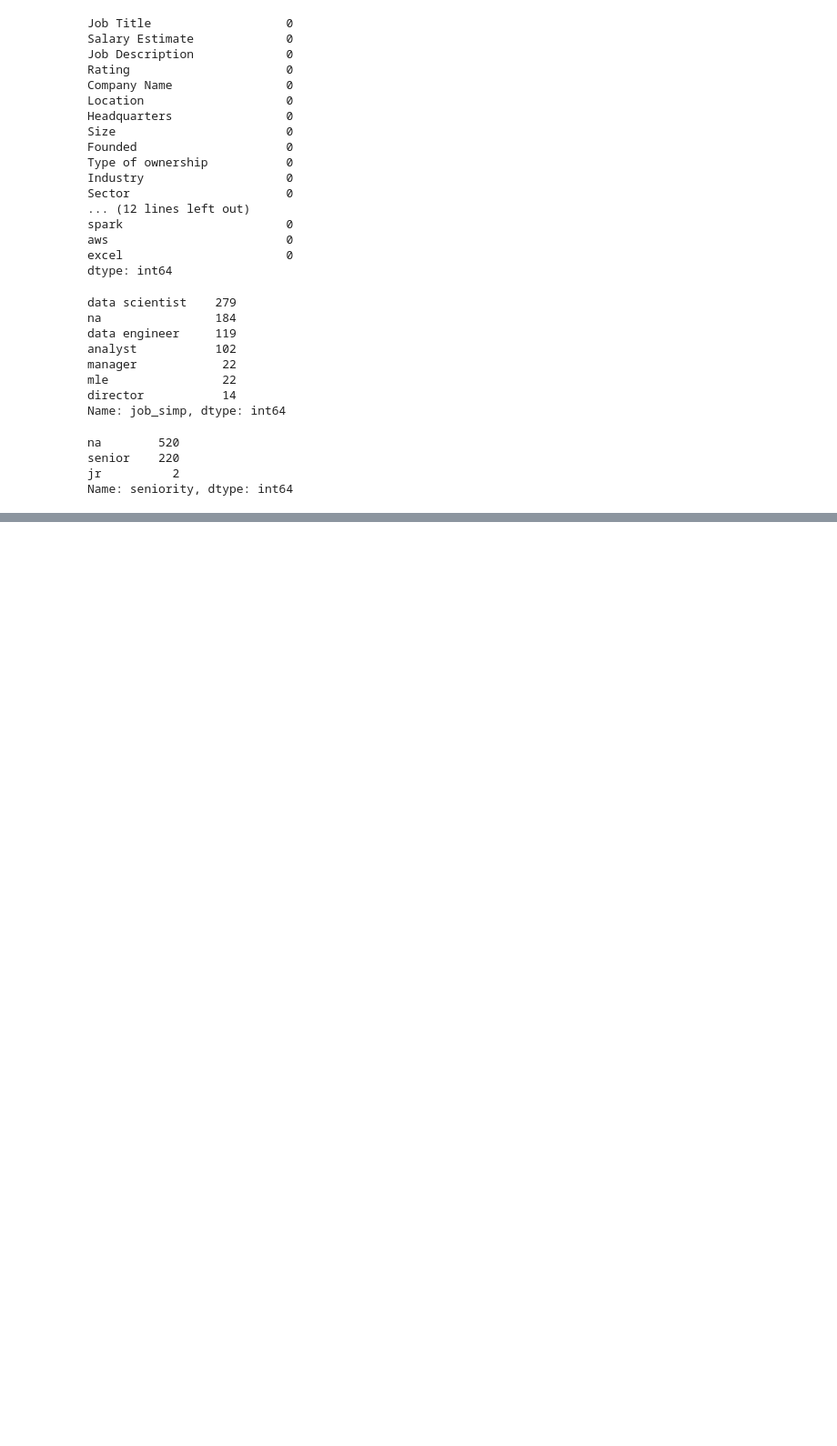
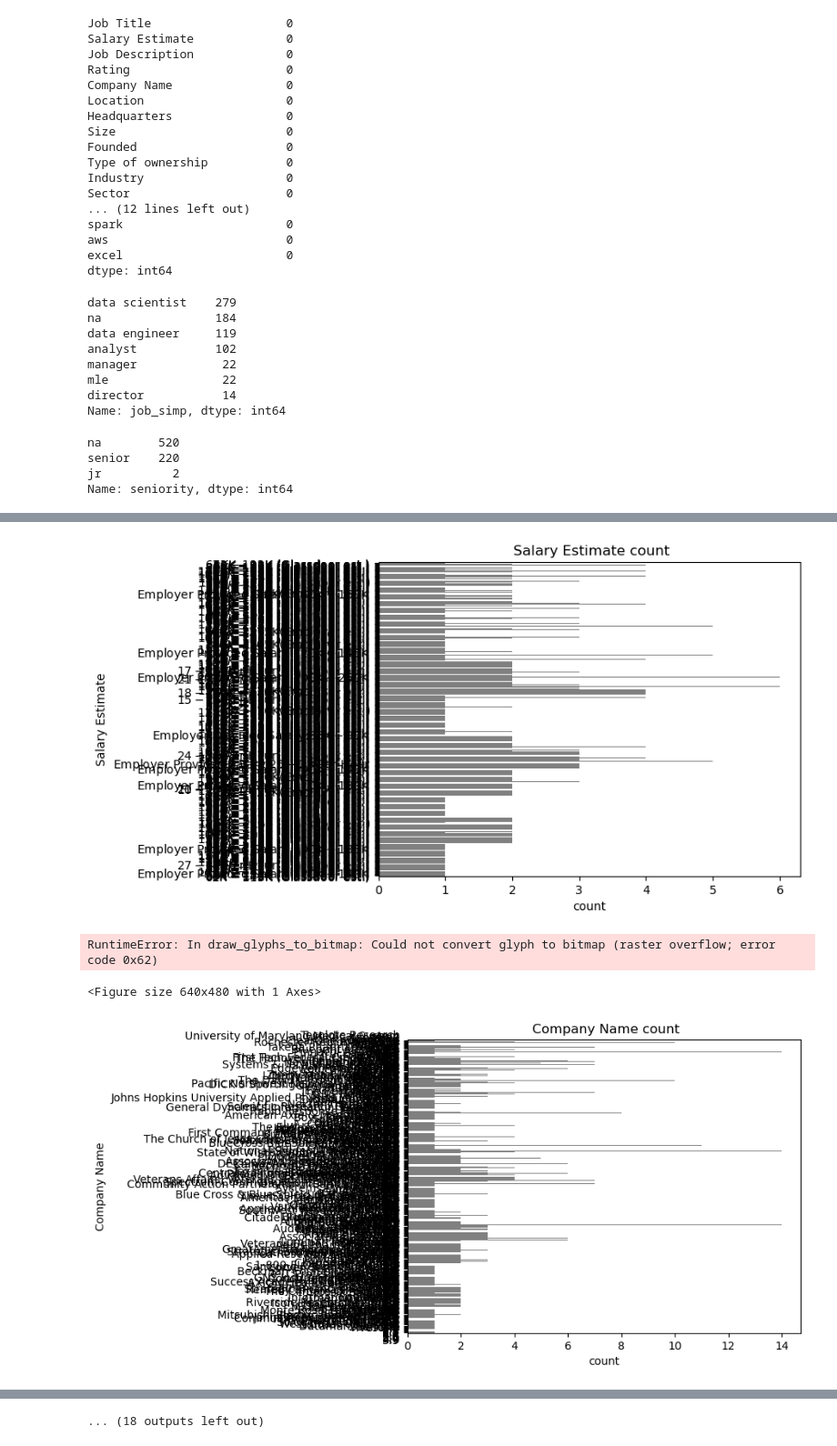
Before and after one commit to BibekRai44/DS_salary, a Jupyter notebook: project building/eda.ipynb, the cells around one changed output, grey strips where cells are left out. Shown at 91% size. Saved outputs shown, nothing was run; the diff lists cells and outputs as text; code cells hidden in the pictures; blank space fills up the shorter version.

Commit message:
value count graph

```diff
--- a/project building/eda.ipynb
+++ b/project building/eda.ipynb
@@ -176,0 +201,5 @@ Name: seniority, dtype: int64
+# %%
+#job description length
+
+df['job_desc_length']=df['Job Description'].apply(lambda x:len(x))
+df['job_desc_length']
@@ -176,0 +219,4 @@ Name: seniority, dtype: int64
+# %%
+#competitor count
+
+df['num_comp']=df['Competitors'].apply(lambda x:len(x.split(',')) if x!='-1' else 0)
@@ -176,0 +253,5 @@ Name: seniority, dtype: int64
+# %%
+#hourly wage to annual
+
+df['min_salary']=df.apply(lambda x:x.min_salary*2 if x.hourly_salary==1 else x.min_salary ,axis=1)
+df['max_salary']=df.apply(lambda x:x.max_salary*2 if x.hourly_salary==1 else x.max_salary ,axis=1)
@@ -176,0 +280,3 @@ Name: seniority, dtype: int64
+# %%
+df['company_txt'] = df.company_txt.apply(lambda x: x.replace('\n', ''))
+df['company_txt']
@@ -176,0 +312,11 @@ Name: seniority, dtype: int64
+# %%
+for i in df.columns[1:]:
+    if (df[i].dtype == 'object') or (df[i].dtype == 'int64'):
+            sns.countplot(data = df, y = i,color='grey')
+            plt.title(' {} count'.format(i))
+            plt.show()
+# %% [output]
+[figure, added]
+RuntimeError: In draw_glyphs_to_bitmap: Could not convert glyph to bitmap (raster overflow; error code 0x62)
+<Figure size 640x480 with 1 Axes>
+[figure, added]
@@ -176,0 +331 @@ Name: seniority, dtype: int64
+... (18 outputs left out)
```
Also changed, not shown: parts of 10 cells of this notebook.
